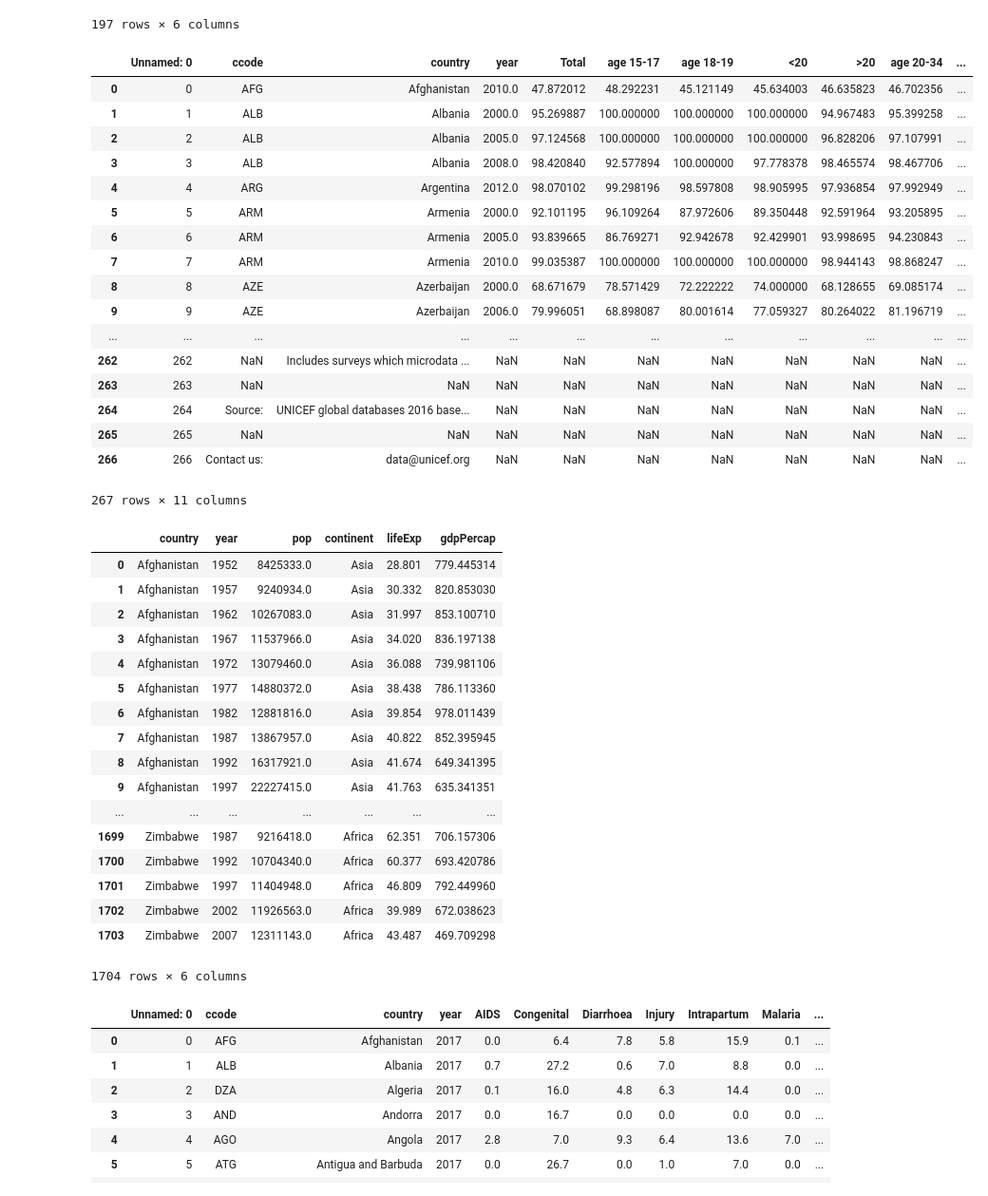
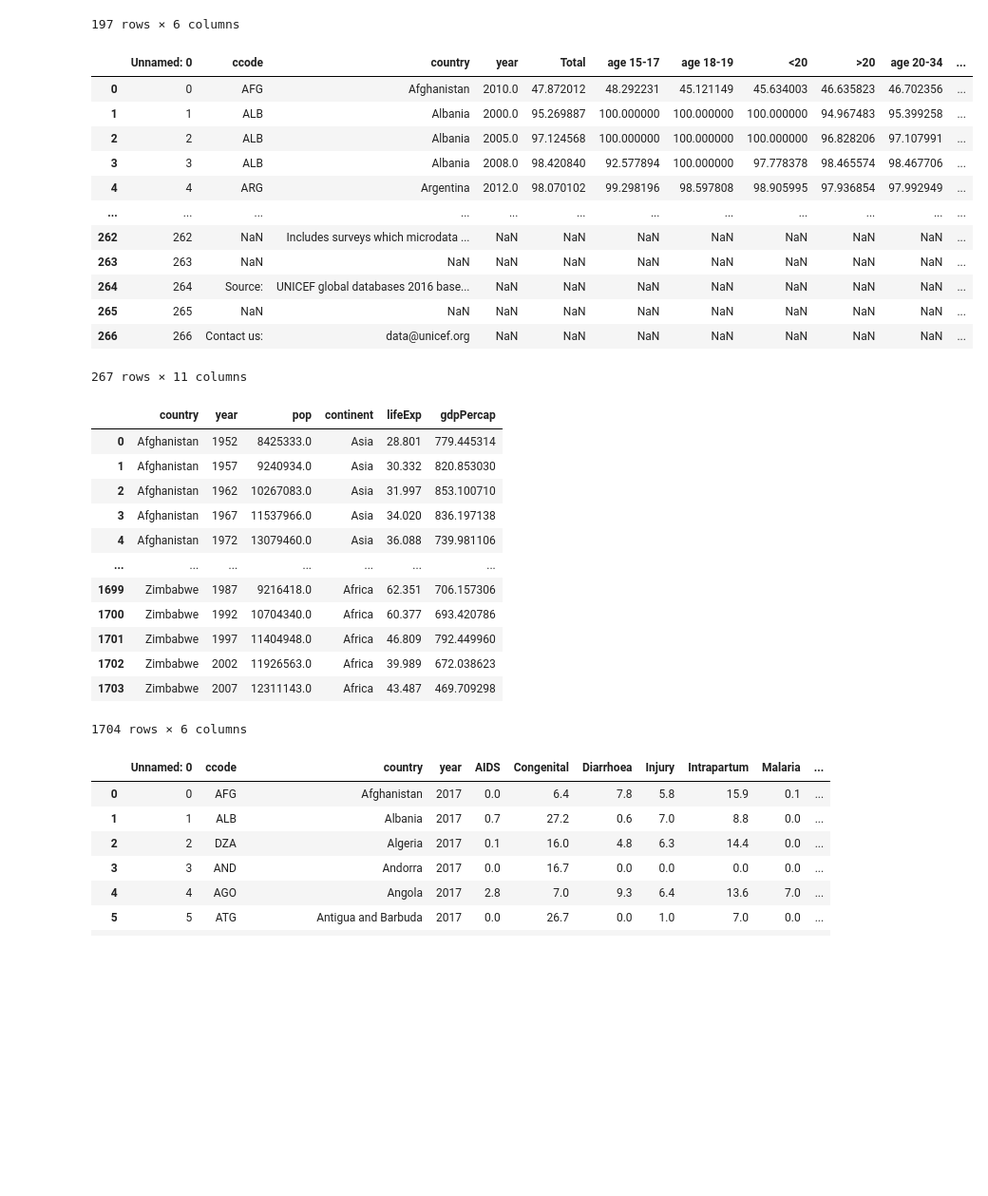
Before and after one commit to HesamDerakhshan/DSL, a Jupyter notebook: s03/pandas_practice.ipynb, the cells around one changed output. Shown at 95% size. Drawn from its saved outputs; the diff is of its cells as text; code cells hidden in the pictures; blank space fills up the shorter version.

```diff
--- a/s03/pandas_practice.ipynb
+++ b/s03/pandas_practice.ipynb
@@ -193,20 +193,15 @@ Index(['Unnamed: 0', 'ccode', 'country', 'number1000', 'percentarea',
 # %%
 #merge
 # %%
-df = pd.read_csv('../datasets/maternal_health.csv')
+df = pd.read_csv('datasets/maternal_health.csv')
 df
 # %% [output]
 |  | Unnamed: 0 | ccode | country | year | Total | age 15-17 | age 18-19 | <20 | >20 | age 20-34 | ... |
 | 0 | 0 | AFG | Afghanistan | 2010.0 | 47.872012 | 48.292231 | 45.121149 | 45.634003 | 46.635823 | 46.702356 | ... |
 | 1 | 1 | ALB | Albania | 2000.0 | 95.269887 | 100.000000 | 100.000000 | 100.000000 | 94.967483 | 95.399258 | ... |
 | 2 | 2 | ALB | Albania | 2005.0 | 97.124568 | 100.000000 | 100.000000 | 100.000000 | 96.828206 | 97.107991 | ... |
 | 3 | 3 | ALB | Albania | 2008.0 | 98.420840 | 92.577894 | 100.000000 | 97.778378 | 98.465574 | 98.467706 | ... |
 | 4 | 4 | ARG | Argentina | 2012.0 | 98.070102 | 99.298196 | 98.597808 | 98.905995 | 97.936854 | 97.992949 | ... |
-| 5 | 5 | ARM | Armenia | 2000.0 | 92.101195 | 96.109264 | 87.972606 | 89.350448 | 92.591964 | 93.205895 | ... |
-| 6 | 6 | ARM | Armenia | 2005.0 | 93.839665 | 86.769271 | 92.942678 | 92.429901 | 93.998695 | 94.230843 | ... |
-| 7 | 7 | ARM | Armenia | 2010.0 | 99.035387 | 100.000000 | 100.000000 | 100.000000 | 98.944143 | 98.868247 | ... |
-| 8 | 8 | AZE | Azerbaijan | 2000.0 | 68.671679 | 78.571429 | 72.222222 | 74.000000 | 68.128655 | 69.085174 | ... |
-| 9 | 9 | AZE | Azerbaijan | 2006.0 | 79.996051 | 68.898087 | 80.001614 | 77.059327 | 80.264022 | 81.196719 | ... |
 | ... | ... | ... | ... | ... | ... | ... | ... | ... | ... | ... | ... |
 | 262 | 262 | NaN | Includes surveys which microdata ... | NaN | NaN | NaN | NaN | NaN | NaN | NaN | ... |
 | 263 | 263 | NaN | NaN | NaN | NaN | NaN | NaN | NaN | NaN | NaN | ... |
@@ -215,7 +210,7 @@ df
 | 266 | 266 | Contact us: | data@unicef.org | NaN | NaN | NaN | NaN | NaN | NaN | NaN | ... |
 267 rows × 11 columns
 # %%
-df = pd.read_csv('../datasets/gapminderDataFiveYear.csv')
+df = pd.read_csv('datasets/gapminderDataFiveYear.csv')
 df
 #group
 # %% [output]
@@ -225,11 +220,6 @@ df
 | 2 | Afghanistan | 1962 | 10267083.0 | Asia | 31.997 | 853.100710 |
 | 3 | Afghanistan | 1967 | 11537966.0 | Asia | 34.020 | 836.197138 |
 | 4 | Afghanistan | 1972 | 13079460.0 | Asia | 36.088 | 739.981106 |
-| 5 | Afghanistan | 1977 | 14880372.0 | Asia | 38.438 | 786.113360 |
-| 6 | Afghanistan | 1982 | 12881816.0 | Asia | 39.854 | 978.011439 |
-| 7 | Afghanistan | 1987 | 13867957.0 | Asia | 40.822 | 852.395945 |
-| 8 | Afghanistan | 1992 | 16317921.0 | Asia | 41.674 | 649.341395 |
-| 9 | Afghanistan | 1997 | 22227415.0 | Asia | 41.763 | 635.341351 |
 | ... | ... | ... | ... | ... | ... | ... |
 | 1699 | Zimbabwe | 1987 | 9216418.0 | Africa | 62.351 | 706.157306 |
 | 1700 | Zimbabwe | 1992 | 10704340.0 | Africa | 60.377 | 693.420786 |
```
Also changed, not shown: 2 other files.
